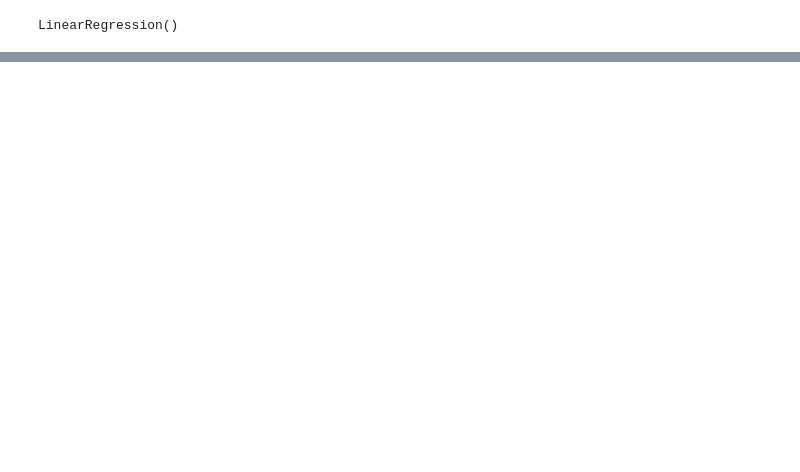
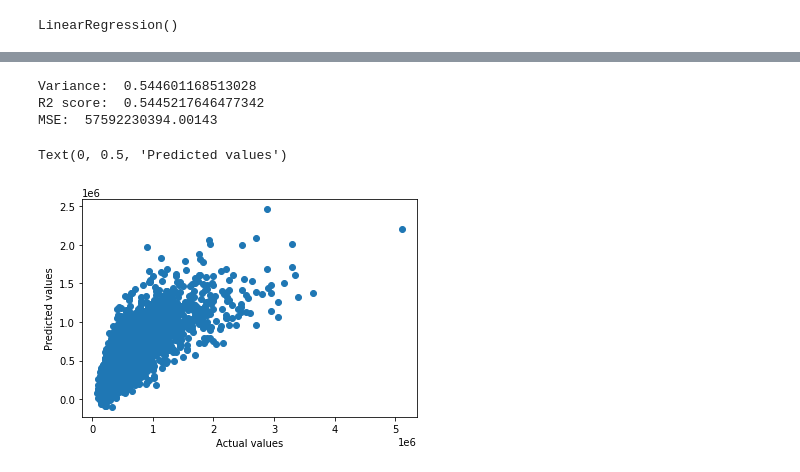
Before and after one commit to robert-daniels/Projects, a Jupyter notebook: DS_240/Final/house.ipynb, the cells around one changed output, grey strips where cells are left out. Cells and saved outputs as stored; diff of their text form; code cells hidden in the pictures; blank space fills up the shorter version.

```diff
--- a/DS_240/Final/house.ipynb
+++ b/DS_240/Final/house.ipynb
@@ -103,0 +113,21 @@ MSE:  69697315442.6416
+# %%
+y_pred = lm.predict(x_test)
+# %%
+vari = metrics.explained_variance_score(y_test,y_pred)
+r2score = metrics.r2_score(y_test, y_pred)
+mse = metrics.mean_squared_error(y_test, y_pred)
+
+print("Variance: ", vari)
+print("R2 score: ", r2score)
+print('MSE: ', mse)
+# %% [output]
+Variance:  0.544601168513028
+R2 score:  0.5445217646477342
+MSE:  57592230394.00143
+# %%
+plt.scatter(y_test, y_pred)
+plt.xlabel("Actual values")
+plt.ylabel("Predicted values")
+# %% [output]
+Text(0, 0.5, 'Predicted values')
+[figure, added]
```
Also changed, not shown: parts of 9 cells of this notebook, 12 other files.
